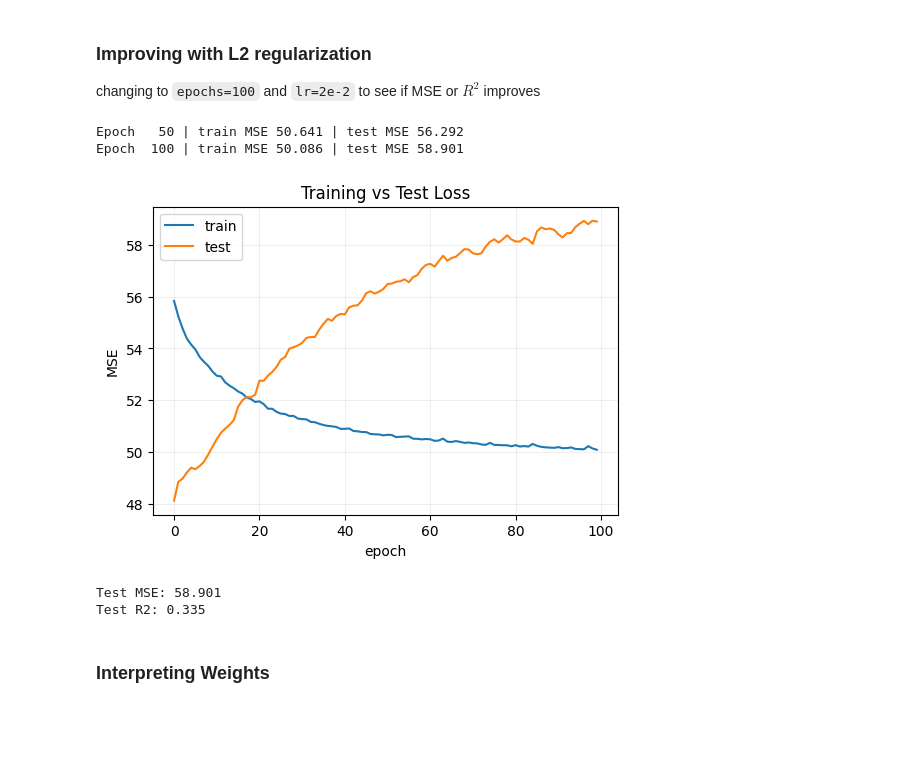
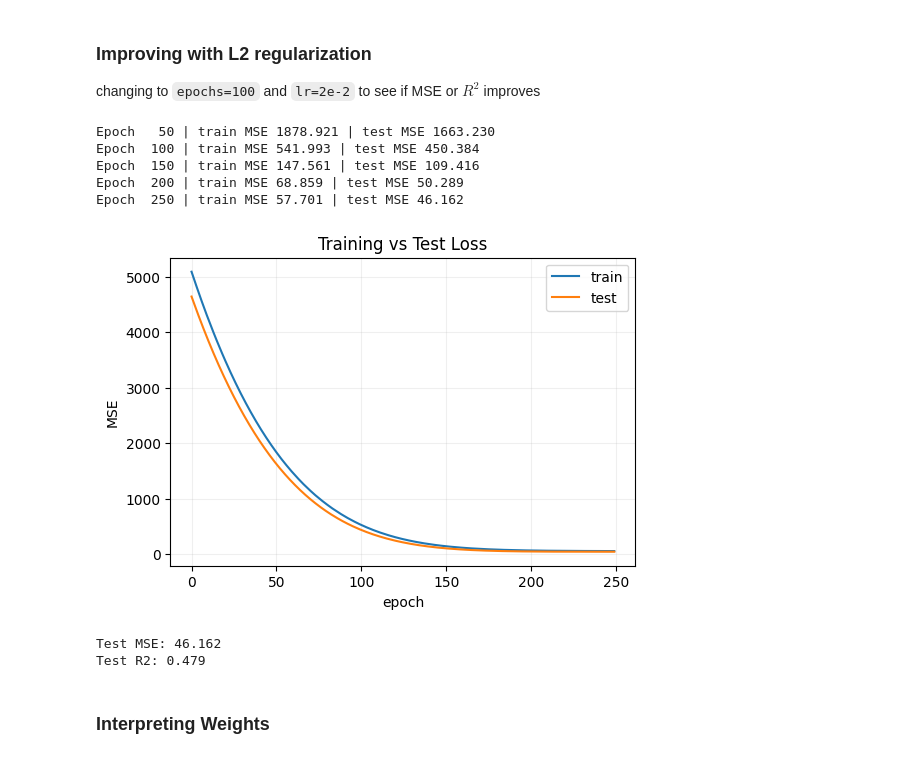
Before and after one commit to vancenceho/50.038-Computational-Data-Science, a Jupyter notebook: lab4/edm_template.ipynb, the cells around one changed output. Cells and saved outputs as stored; diff of their text form; code cells hidden in the pictures; blank space fills up the shorter version.

Commit message:
fix: l2 regularisation graph

```diff
--- a/lab4/edm_template.ipynb
+++ b/lab4/edm_template.ipynb
@@ -583,22 +583,26 @@ Stretch goals:
 
 changing to `epochs=100` and `lr=2e-2` to see if MSE or $R^2$ improves
 # %%
-train_losses_l2, test_losses_l2 = train_regression_l2(model, train_loader, test_loader, epochs=100, lr=2e-2, weight_decay=1e-3)
+model = StudentSuccessLinear(input_dim=X_train_np.shape[1])
+train_losses_l2, test_losses_l2 = train_regression_l2(model, train_loader, test_loader, epochs=250, lr=1e-2, weight_decay=1e-2)
 
 # Plot loss curves
 plt.figure(figsize=(6, 4))
 plt.plot(train_losses_l2, label="train")
 plt.plot(test_losses_l2, label="test")
 plt.xlabel("epoch")
 plt.ylabel("MSE")
 plt.title("Training vs Test Loss")
 plt.legend()
 plt.grid(True, alpha=0.2)
 plt.show()
 # %% [output]
-Epoch   50 | train MSE 50.641 | test MSE 56.292
-Epoch  100 | train MSE 50.086 | test MSE 58.901
+Epoch   50 | train MSE 1878.921 | test MSE 1663.230
+Epoch  100 | train MSE 541.993 | test MSE 450.384
+Epoch  150 | train MSE 147.561 | test MSE 109.416
+Epoch  200 | train MSE 68.859 | test MSE 50.289
+Epoch  250 | train MSE 57.701 | test MSE 46.162
-[figure, old version]
+[figure, new version]
 # %%
 # Evaluate regression (MSE, R^2)
 
@@ -612,8 +616,8 @@ r2 = r2_score(y_test, preds)
 print("Test MSE:", round(mse, 3))
 print("Test R2:", round(r2, 3))
 # %% [output]
-Test MSE: 58.901
-Test R2: 0.335
+Test MSE: 46.162
+Test R2: 0.479
 # %% [markdown]
 ### Interpreting Weights
 # %%
```
